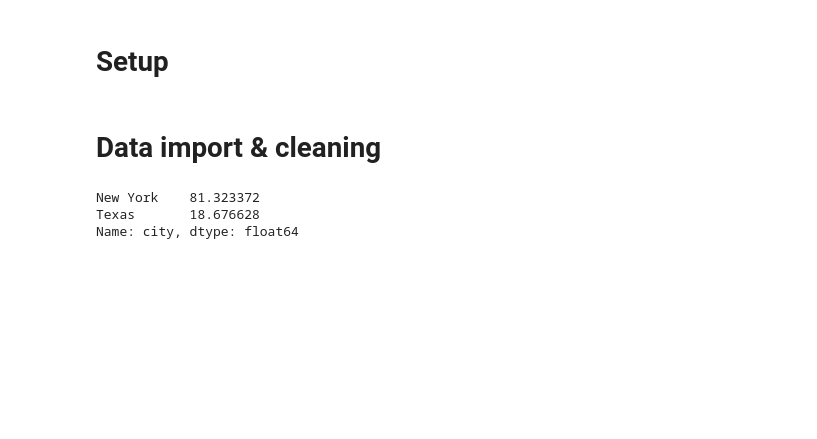
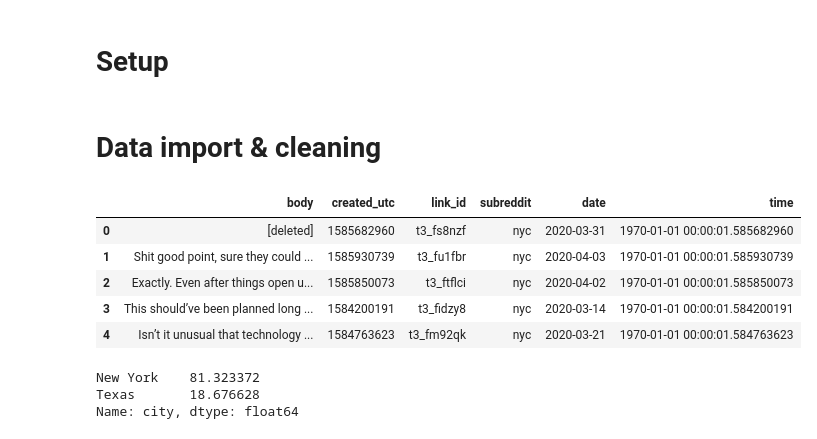
Before and after one commit to jgodin21/project_5, a Jupyter notebook: code/SentimentAnalyzer.ipynb, the cells around one changed output. Saved outputs shown, nothing was run; the diff lists cells and outputs as text; code cells hidden in the pictures; blank space fills up the shorter version.

```diff
--- a/code/SentimentAnalyzer.ipynb
+++ b/code/SentimentAnalyzer.ipynb
@@ -34,7 +34,20 @@ events = [
 # Data import & cleaning
 # %%
 # Read in data
-df = pd.read_csv("../data/COVID.csv")
+df = pd.read_csv("../data/sampled_comments.csv")
+
+df.drop(columns="Unnamed: 0", inplace=True)
+
+df["time"] = pd.to_datetime(df["created_utc"])
+
+df.head()
+# %% [output]
+|  | body | created_utc | link_id | subreddit | date | time |
+| 0 | [deleted] | 1585682960 | t3_fs8nzf | nyc | 2020-03-31 | 1970-01-01 00:00:01.585682960 |
+| 1 | Shit good point, sure they could ... | 1585930739 | t3_fu1fbr | nyc | 2020-04-03 | 1970-01-01 00:00:01.585930739 |
+| 2 | Exactly. Even after things open u... | 1585850073 | t3_ftflci | nyc | 2020-04-02 | 1970-01-01 00:00:01.585850073 |
+| 3 | This should’ve been planned long ... | 1584200191 | t3_fidzy8 | nyc | 2020-03-14 | 1970-01-01 00:00:01.584200191 |
+| 4 | Isn’t it unusual that technology ... | 1584763623 | t3_fm92qk | nyc | 2020-03-21 | 1970-01-01 00:00:01.584763623 |
 # %%
 dfs = {}
 for city, regex in zip(cities, regexes):
```
